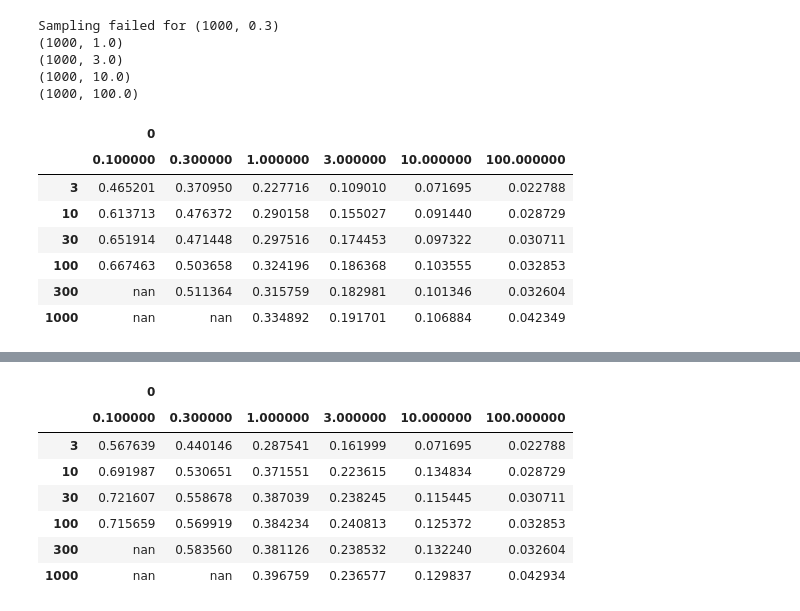
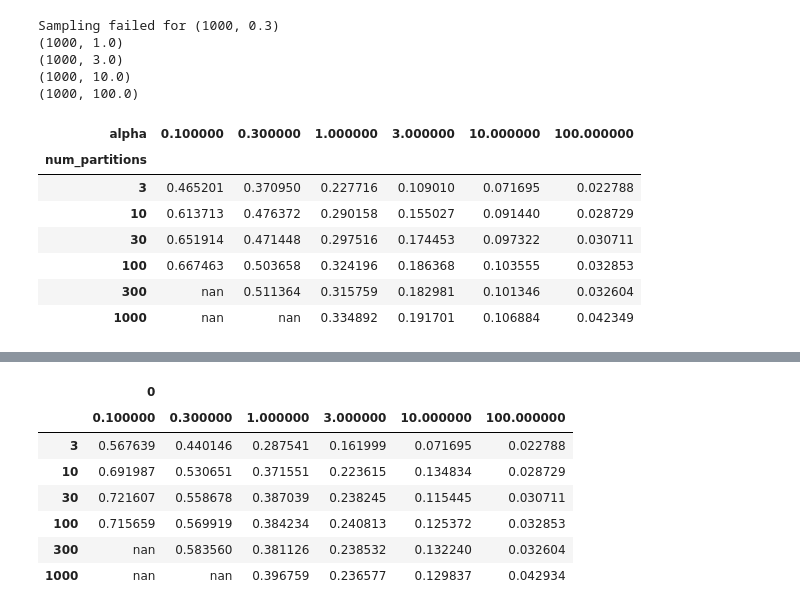
Before and after one commit to adam-narozniak/FL-heterogeneity, a Jupyter notebook: heterogeneity/notebooks/ExplorationHellinger.ipynb, the cells around one changed output, grey strips where cells are left out. Cells and saved outputs as stored; diff of their text form; code cells hidden in the pictures.

Commit message:
Update Hellinger Notebook

```diff
--- a/heterogeneity/notebooks/ExplorationHellinger.ipynb
+++ b/heterogeneity/notebooks/ExplorationHellinger.ipynb
@@ -23,7 +34,7 @@ iid_partitioner = IidPartitioner(num_partitions=num_partitions)
 cifar_iid = FederatedDataset(dataset="cifar10", partitioners={"train" : iid_partitioner})
 cifar_iid_partitions = [cifar_iid.load_partition(i) for i in range(num_partitions)]
 # Basic statistics of the global train CIFAR10 data
-train = cifar_iid.load_full("train")
+train = cifar_iid.load_split("train")
 train_labels = train["label"]
 pd.Series(train_labels).value_counts().sort_index()
 # %% [output]
@@ -52,7 +63,6 @@ for num_partitions in num_partitions_list:
 num_partitions_to_cifar_iid_hellinger_distance = {}
 num_partitions_to_cifar_iid_hellinger_distance_list = {}
 for num_partitions, cifar_iid_fds in num_partitions_to_cifar_iid_fds.items():
-    hellinger_distance_list, avg_hellinger_distance = hellinger_distance(cifar_iid_fds, "train")
+    hellinger_distance_list, avg_hellinger_distance = compute_hellinger_distance(cifar_iid_fds, "train")
     num_partitions_to_cifar_iid_hellinger_distance_list[num_partitions] = hellinger_distance_list
     num_partitions_to_cifar_iid_hellinger_distance[num_partitions] = avg_hellinger_distance
-pd.Series(num_partitions_to_cifar_iid_hellinger_distance).to_frame().style.background_gradient()
@@ -141,10 +162,13 @@ Sampling failed for (1000, 0.3)
 (1000, 10.0)
 (1000, 100.0)
 # %%
-pd.Series(num_partitions_to_cifar_dir_hellinger_distance).to_frame().unstack(level=1).style.background_gradient(axis=None)
+hel_dir = pd.Series(num_partitions_to_cifar_dir_hellinger_distance).unstack(level=1)#.style.background_gradient(axis=None)
+hel_dir.index.name = "num_partitions"
+hel_dir.columns.name = "alpha"
+hel_dir.style.background_gradient(axis=None)
 # %% [output]
-|  | 0 |  |  |  |  |  |
-|  | 0.100000 | 0.300000 | 1.000000 | 3.000000 | 10.000000 | 100.000000 |
+| alpha | 0.100000 | 0.300000 | 1.000000 | 3.000000 | 10.000000 | 100.000000 |
+| num_partitions |  |  |  |  |  |  |
 | 3 | 0.465201 | 0.370950 | 0.227716 | 0.109010 | 0.071695 | 0.022788 |
 | 10 | 0.613713 | 0.476372 | 0.290158 | 0.155027 | 0.091440 | 0.028729 |
 | 30 | 0.651914 | 0.471448 | 0.297516 | 0.174453 | 0.097322 | 0.030711 |
```
Also changed, not shown: parts of 14 cells of this notebook.
